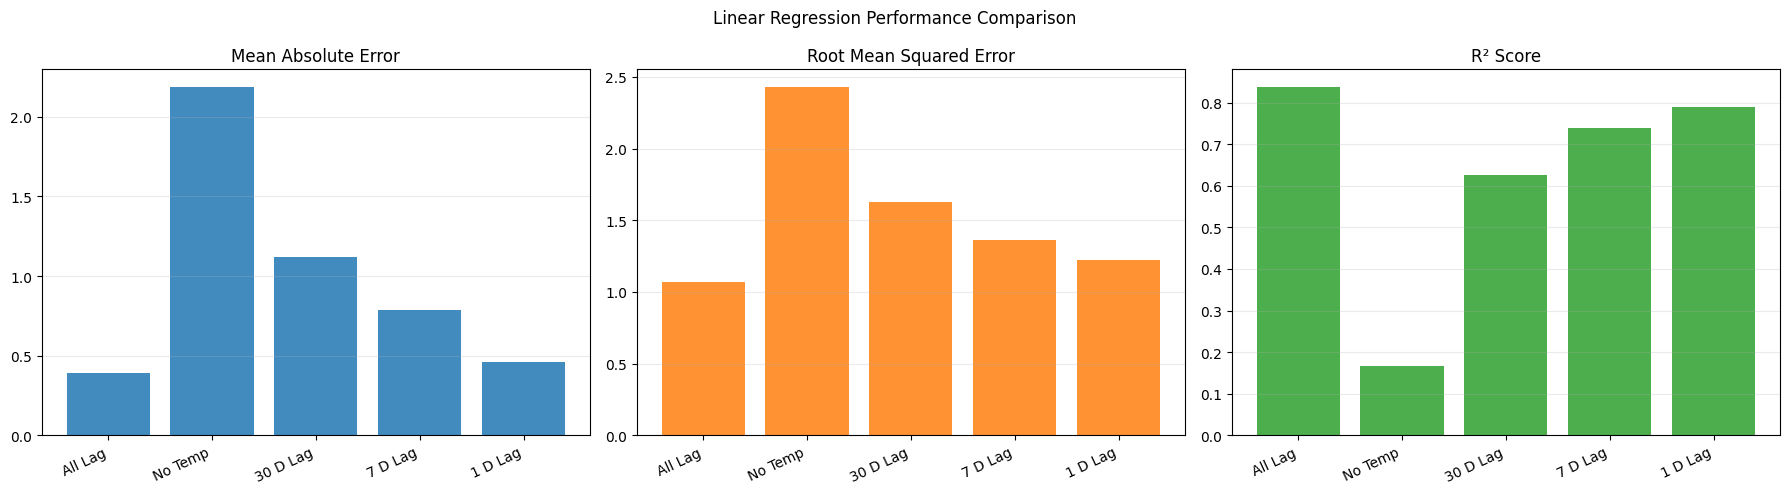
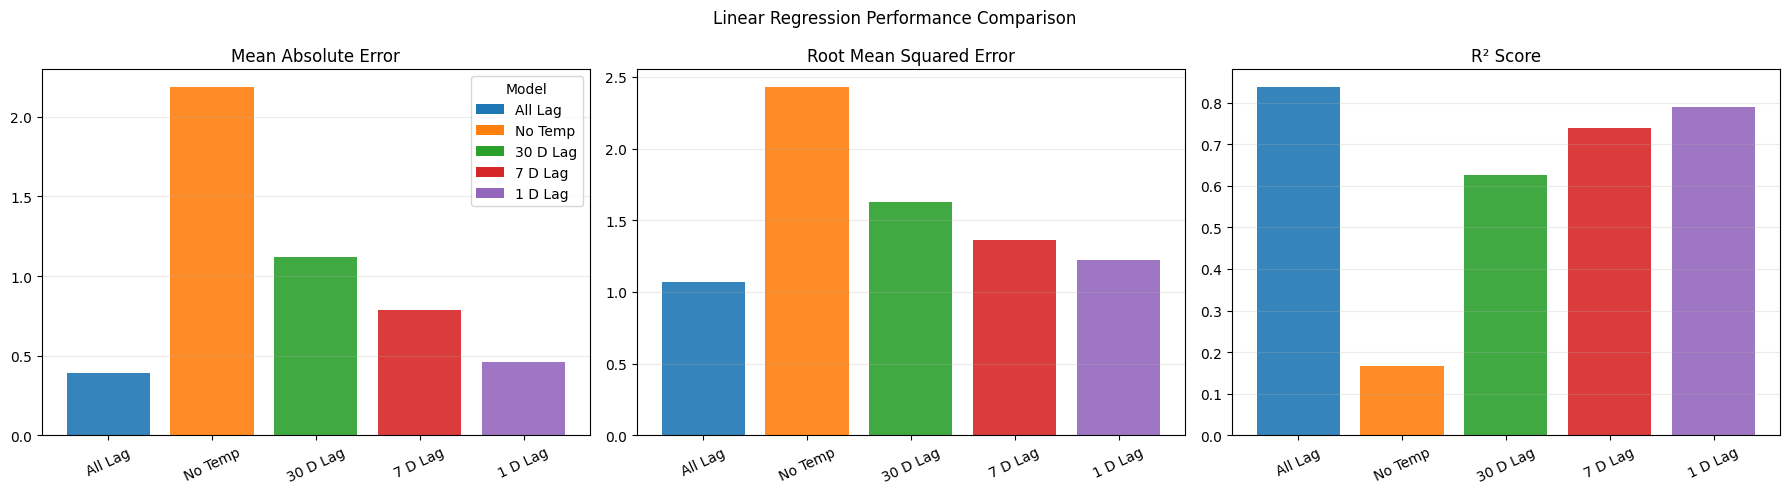
The change to this notebook cell's code, shown as a diff; its figure went from the first image to the second:
--- before
+++ after
@@ -1,4 +1,5 @@
 import pandas as pd
 import matplotlib.pyplot as plt
+from matplotlib.patches import Patch
 
 linear_regression_comparison = pd.DataFrame({
@@ -36,17 +37,31 @@
 })
 
-fig, axes = plt.subplots(1, 3, figsize=(18, 5))
-metric_specs = [
-    ('MAE', 'Mean Absolute Error', 'tab:blue'),
-    ('RMSE', 'Root Mean Squared Error', 'tab:orange'),
-    ('R2', 'R² Score', 'tab:green'),
+model_colors = {
+    'All Lag': 'tab:blue',
+    'No Temp': 'tab:orange',
+    '30 D Lag': 'tab:green',
+    '7 D Lag': 'tab:red',
+    '1 D Lag': 'tab:purple',
+}
+bar_colors = metrics_df['Model'].map(model_colors)
+legend_handles = [
+    Patch(facecolor=model_colors[model], label=model)
+    for model in metrics_df['Model']
 ]
 
-for axis, (metric, title, color) in zip(axes, metric_specs):
-    axis.bar(metrics_df['Model'], metrics_df[metric], color=color, alpha=0.85)
+fig, axes = plt.subplots(1, 3, figsize=(18, 5), sharex=True)
+metric_specs = [
+    ('MAE', 'Mean Absolute Error'),
+    ('RMSE', 'Root Mean Squared Error'),
+    ('R2', 'R² Score'),
+]
+
+for axis, (metric, title) in zip(axes, metric_specs):
+    axis.bar(metrics_df['Model'], metrics_df[metric], color=bar_colors, alpha=0.9)
     axis.set_title(title)
-    axis.set_xticklabels(metrics_df['Model'], rotation=25, ha='right')
+    axis.tick_params(axis='x', rotation=25)
     axis.grid(axis='y', alpha=0.25)
 
+axes[0].legend(handles=legend_handles, title='Model', loc='best')
 fig.suptitle('Linear Regression Performance Comparison')
 fig.tight_layout()

Commit: Chart colors